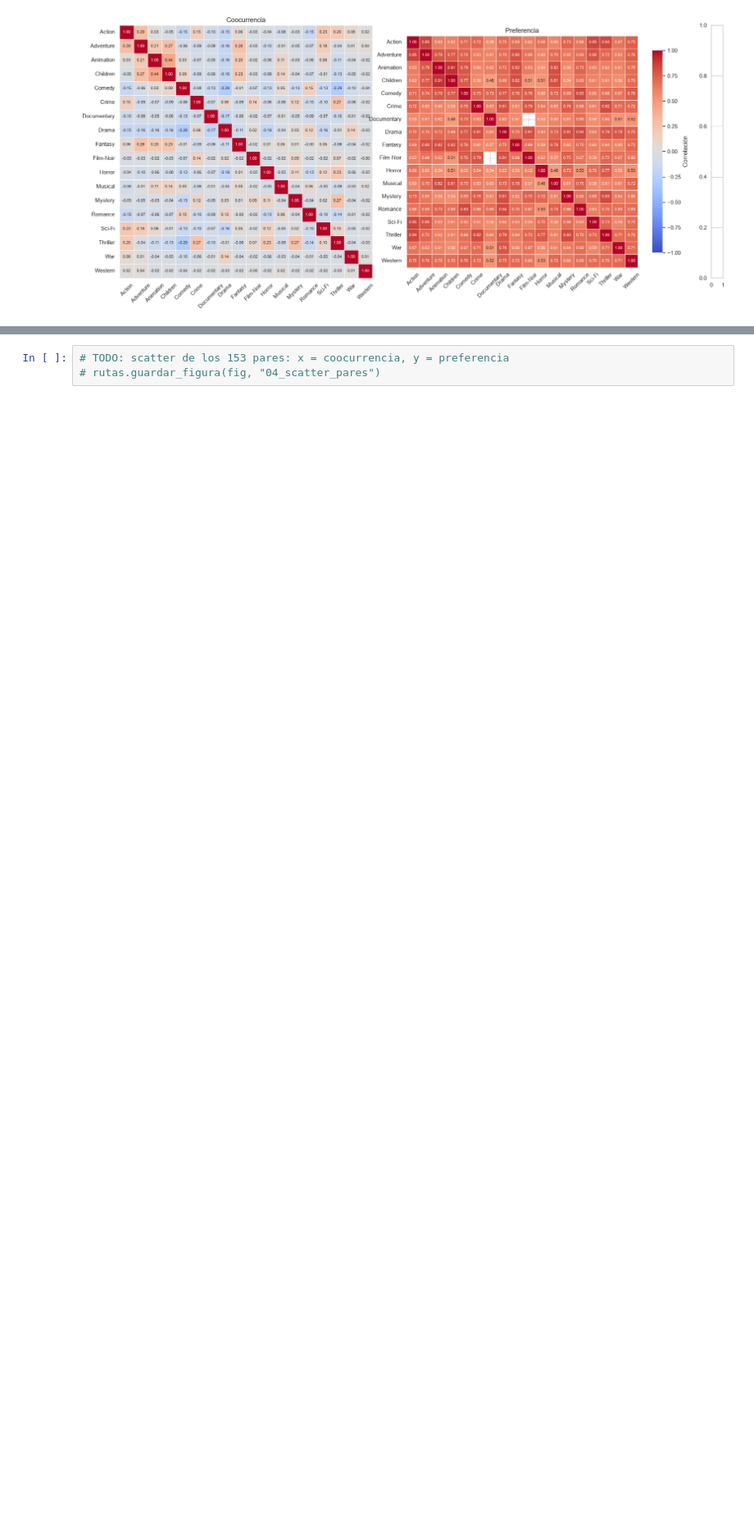
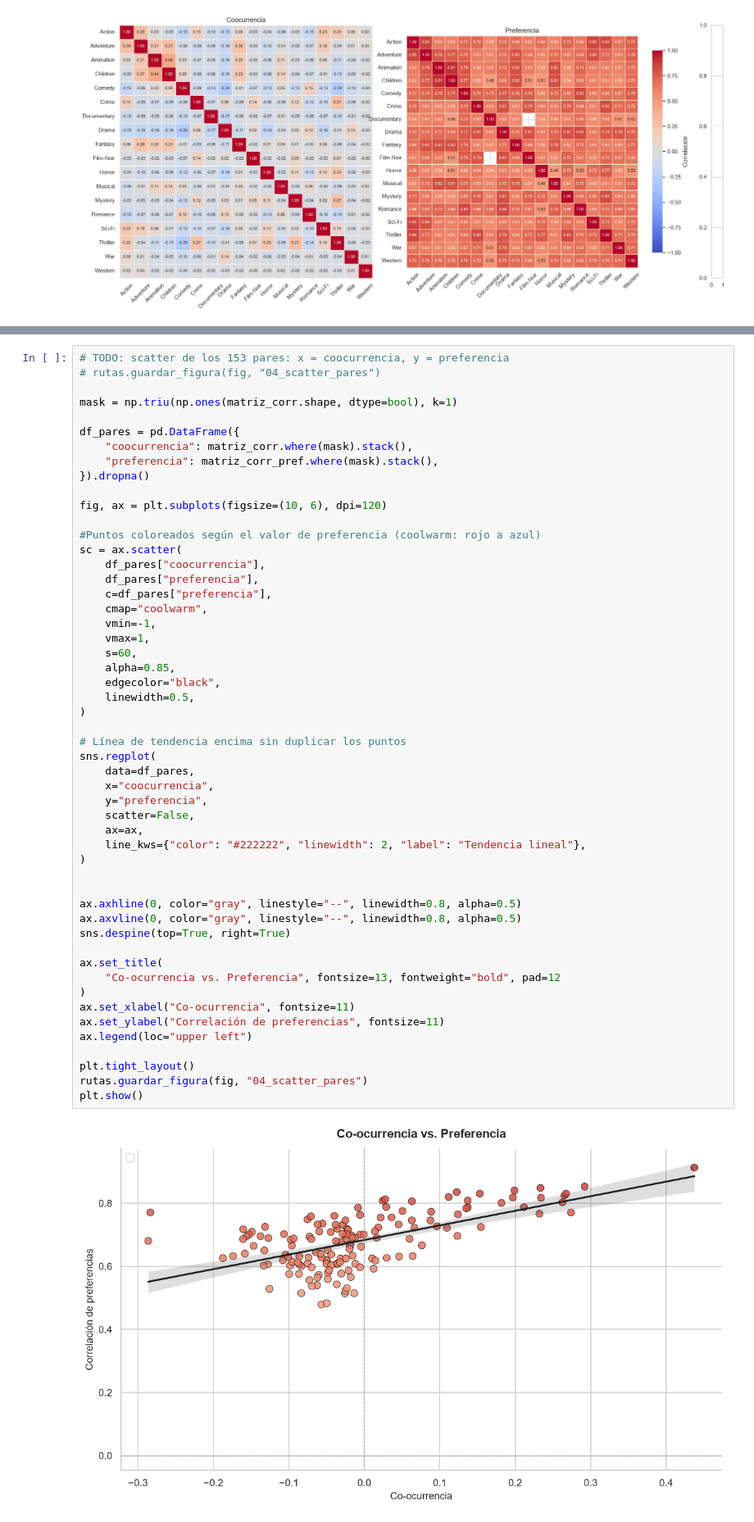
Before and after one commit to srandres-git/movielens-proyecto-integrador, a Jupyter notebook: notebooks/04_afinidades_generos.ipynb, the cells around one changed output, grey strips where cells are left out. Shown at 82% size. Cells and saved outputs as stored; diff of their text form; blank space fills up the shorter version.

```diff
--- a/notebooks/04_afinidades_generos.ipynb
+++ b/notebooks/04_afinidades_generos.ipynb
@@ -221,5 +224,56 @@ plt.show()
 # %%
 # TODO: scatter de los 153 pares: x = coocurrencia, y = preferencia
 # rutas.guardar_figura(fig, "04_scatter_pares")
+
+mask = np.triu(np.ones(matriz_corr.shape, dtype=bool), k=1)
+
+df_pares = pd.DataFrame({
+    "coocurrencia": matriz_corr.where(mask).stack(),
+    "preferencia": matriz_corr_pref.where(mask).stack(),
+}).dropna()
+
+fig, ax = plt.subplots(figsize=(10, 6), dpi=120)
+
+#Puntos coloreados según el valor de preferencia (coolwarm: rojo a azul)
+sc = ax.scatter(
+    df_pares["coocurrencia"],
+    df_pares["preferencia"],
+    c=df_pares["preferencia"],
+    cmap="coolwarm",
+    vmin=-1,
+    vmax=1,
+    s=60,
+    alpha=0.85,
+    edgecolor="black",
+    linewidth=0.5,
+)
+
+# Línea de tendencia encima sin duplicar los puntos
+sns.regplot(
+    data=df_pares,
+    x="coocurrencia",
+    y="preferencia",
+    scatter=False,
+    ax=ax,
+    line_kws={"color": "#222222", "linewidth": 2, "label": "Tendencia lineal"},
+)
+
+
+ax.axhline(0, color="gray", linestyle="--", linewidth=0.8, alpha=0.5)
+ax.axvline(0, color="gray", linestyle="--", linewidth=0.8, alpha=0.5)
+sns.despine(top=True, right=True)
+
+ax.set_title(
+    "Co-ocurrencia vs. Preferencia", fontsize=13, fontweight="bold", pad=12
+)
+ax.set_xlabel("Co-ocurrencia", fontsize=11)
+ax.set_ylabel("Correlación de preferencias", fontsize=11)
+ax.legend(loc="upper left")
+
+plt.tight_layout()
+rutas.guardar_figura(fig, "04_scatter_pares")
+plt.show()
+# %% [output]
+[figure, added]
 # %% [markdown]
 > **Interpretación**
```
Also changed, not shown: parts of 8 cells of this notebook, 3 other files.
